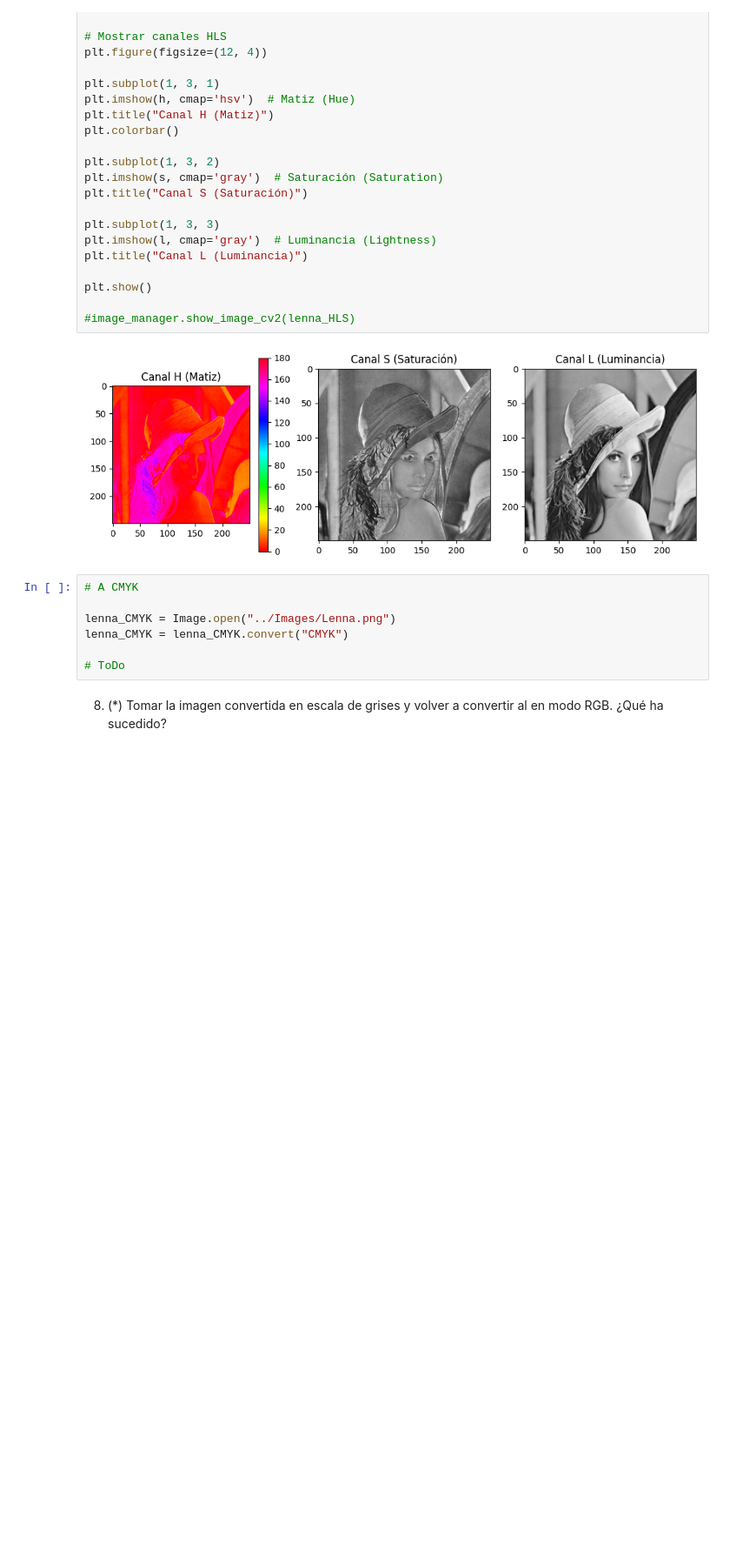
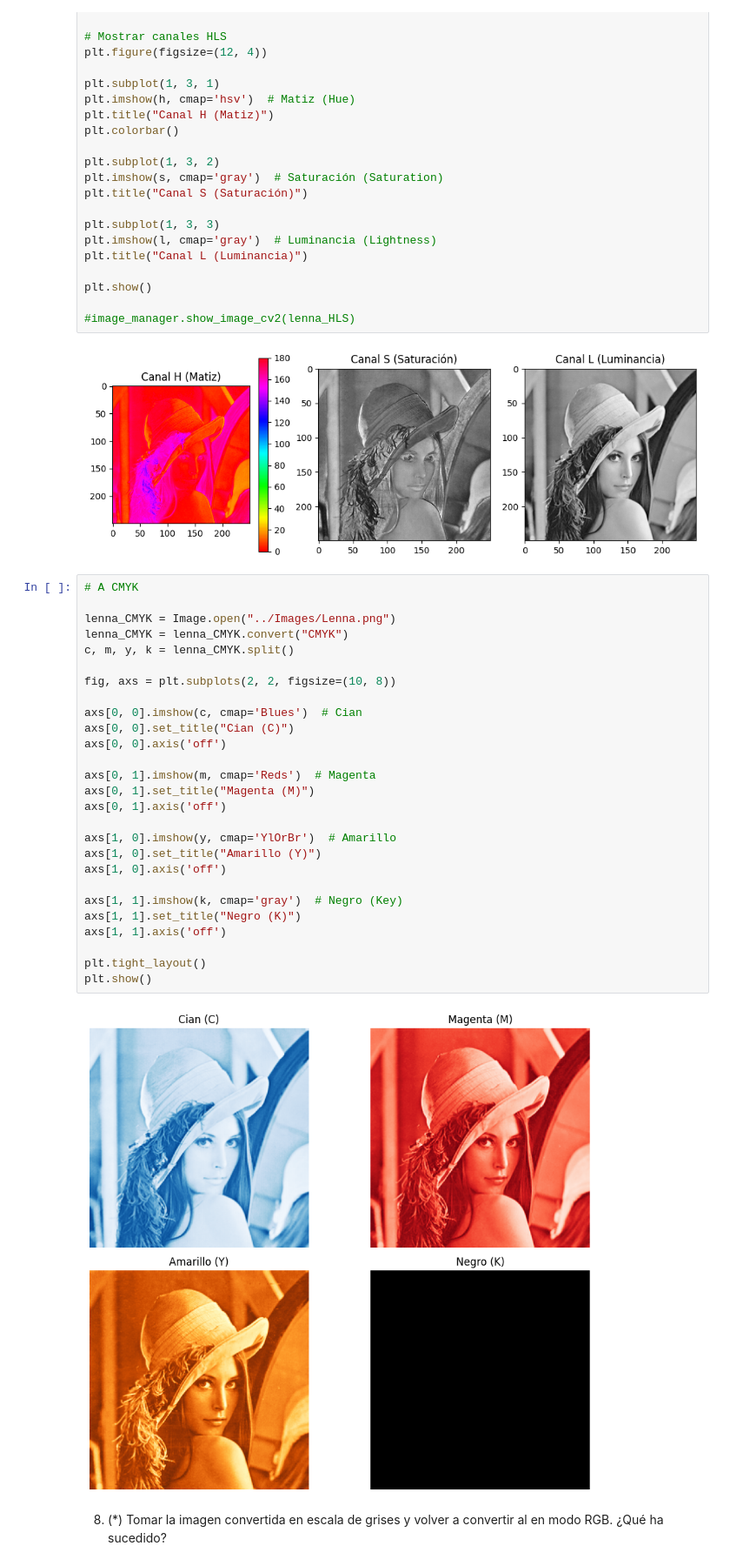
Before and after one commit to Yeu07/Image-Processing, a Jupyter notebook: TP1/TP1.ipynb, the cells around one changed output. Shown at 87% size. Cells and saved outputs as stored; diff of their text form; blank space fills up the shorter version.

```diff
--- a/TP1/TP1.ipynb
+++ b/TP1/TP1.ipynb
@@ -203,13 +246,35 @@ plt.show()
 #image_manager.show_image_cv2(lenna_HLS)
 # %% [output]
 [figure]
-# %%
-# A CMYK
-
-lenna_CMYK = Image.open("../Images/Lenna.png")
-lenna_CMYK = lenna_CMYK.convert("CMYK")
-
-# ToDo
+# %%
+# A CMYK
+
+lenna_CMYK = Image.open("../Images/Lenna.png")
+lenna_CMYK = lenna_CMYK.convert("CMYK")
+c, m, y, k = lenna_CMYK.split()
+
+fig, axs = plt.subplots(2, 2, figsize=(10, 8))
+
+axs[0, 0].imshow(c, cmap='Blues')  # Cian
+axs[0, 0].set_title("Cian (C)")
+axs[0, 0].axis('off')
+
+axs[0, 1].imshow(m, cmap='Reds')  # Magenta
+axs[0, 1].set_title("Magenta (M)")
+axs[0, 1].axis('off')
+
+axs[1, 0].imshow(y, cmap='YlOrBr')  # Amarillo
+axs[1, 0].set_title("Amarillo (Y)")
+axs[1, 0].axis('off')
+
+axs[1, 1].imshow(k, cmap='gray')  # Negro (Key)
+axs[1, 1].set_title("Negro (K)")
+axs[1, 1].axis('off')
+
+plt.tight_layout()
+plt.show()
+# %% [output]
+[figure, added]
 # %% [markdown]
 8. (*) Tomar la imagen convertida en escala de grises y volver a convertir al en modo RGB. ¿Qué ha
 sucedido?
```
Also changed, not shown: parts of 17 cells of this notebook, 3 other files.
